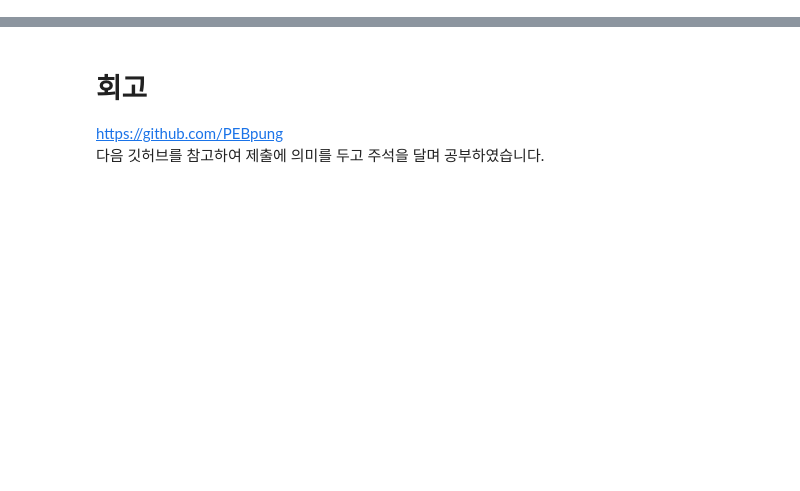
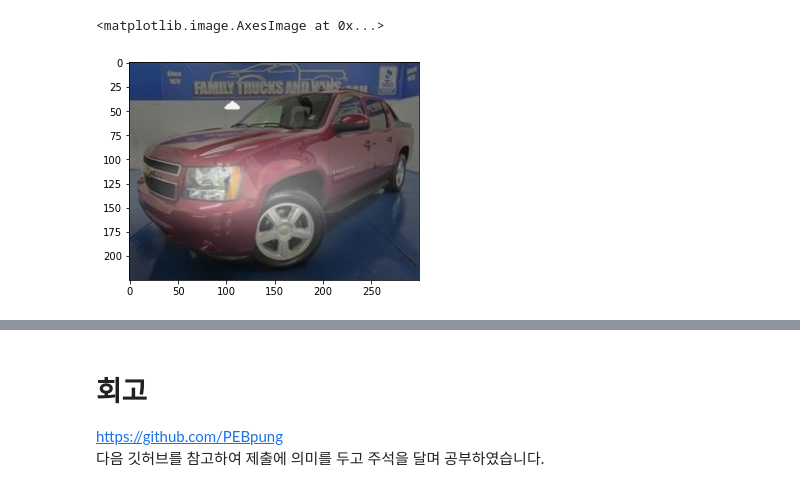
Before and after one commit to prochallenger/blog, a Jupyter notebook: [GD06]과제제출.ipynb, the cells around one changed output, grey strips where cells are left out. Cells and saved outputs as stored; diff of their text form; code cells hidden in the pictures; blank space fills up the shorter version.

```diff
--- a/[GD06]과제제출.ipynb
+++ b/[GD06]과제제출.ipynb
@@ -398,0 +188,10 @@ test_system(self_drive_assist)
+# %%
+origin_image = item['image'].astype(np.uint8)
+cam_image_3channel = np.stack([cam_image*255]*3, axis=-1).astype(np.uint8)
+# np.stack은 배열을 합칠 때 사용한다/ 배열의 shape이 전부 동일해야 한다
+blended_image = visualize_cam_on_image(cam_image_3channel, origin_image)
+#
+plt.imshow(blended_image)
+# %% [output]
+<matplotlib.image.AxesImage at 0x...>
+[figure, added]
```
Also changed, not shown: parts of 62 cells of this notebook.
